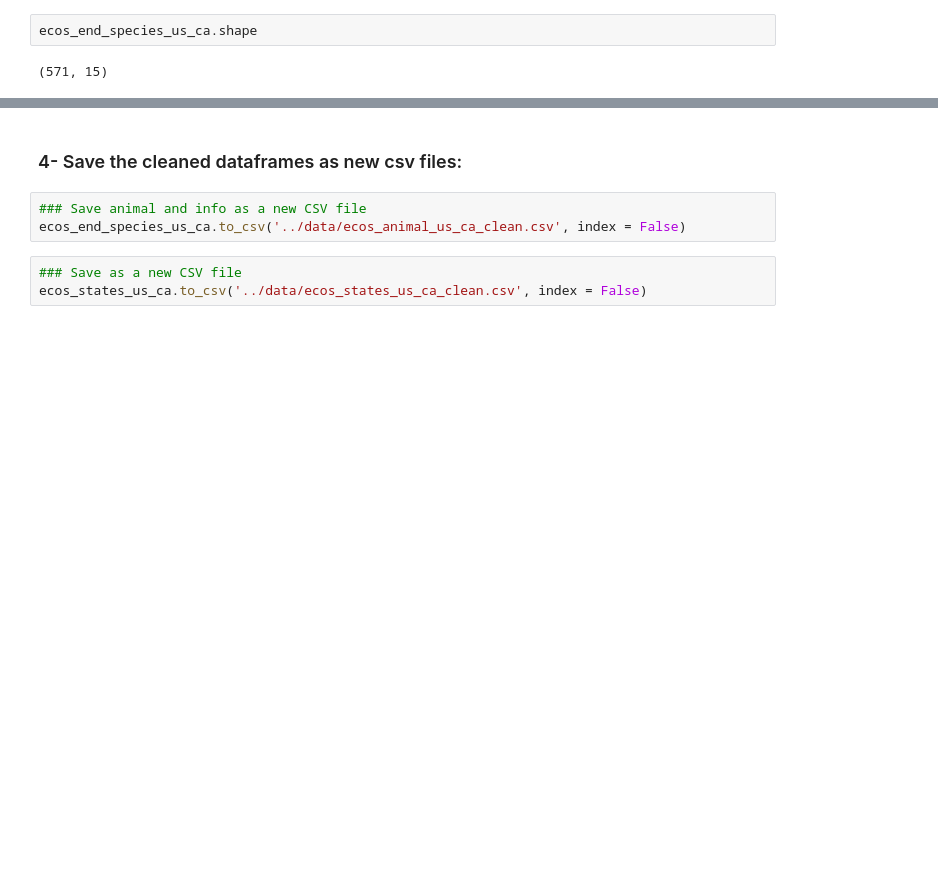
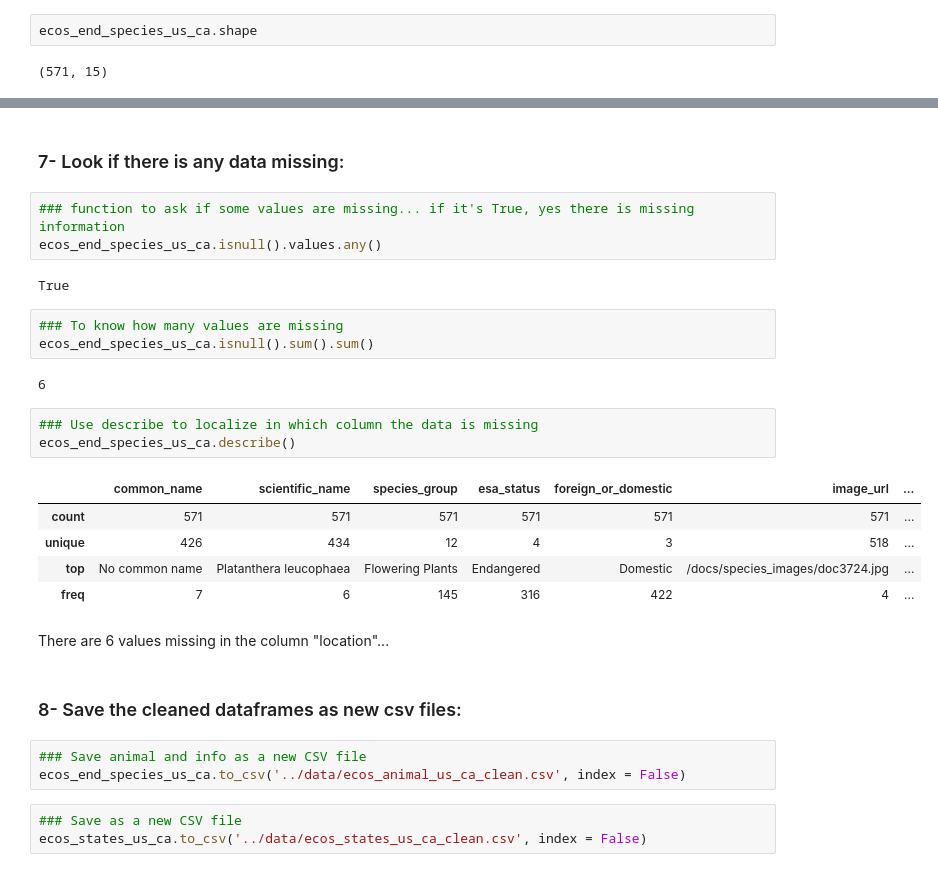
Before and after one commit to AmyLG/midstone-extinction, a Jupyter notebook: notebook/Midstone_cleaning_01.ipynb, the cells around one changed output, grey strips where cells are left out. Drawn from its saved outputs; the diff is of its cells as text; blank space fills up the shorter version.

```diff
--- a/notebook/Midstone_cleaning_01.ipynb
+++ b/notebook/Midstone_cleaning_01.ipynb
@@ -197,5 +282,28 @@ ecos_end_species_us_ca.head(2)
+# %% [markdown]
+### 7- Look if there is any data missing:
+# %%
+### function to ask if some values are missing... if it's True, yes there is missing information
+ecos_end_species_us_ca.isnull().values.any()
+# %% [output]
+True
+# %%
+### To know how many values are missing
+ecos_end_species_us_ca.isnull().sum().sum()
+# %% [output]
+6
+# %%
+### Use describe to localize in which column the data is missing
+ecos_end_species_us_ca.describe()
+# %% [output]
+|  | common_name | scientific_name | species_group | esa_status | foreign_or_domestic | image_url | ... |
+| count | 571 | 571 | 571 | 571 | 571 | 571 | ... |
+| unique | 426 | 434 | 12 | 4 | 3 | 518 | ... |
+| top | No common name | Platanthera leucophaea | Flowering Plants | Endangered | Domestic | /docs/species_images/doc3724.jpg | ... |
+| freq | 7 | 6 | 145 | 316 | 422 | 4 | ... |
+# %% [markdown]
+There are 6 values missing in the column "location"...
 # %% [markdown]
-### 4- Save the cleaned dataframes as new csv files:
+### 8- Save the cleaned dataframes as new csv files:
 # %%
 ### Save animal and info as a new CSV file
 ecos_end_species_us_ca.to_csv('../data/ecos_animal_us_ca_clean.csv', index = False)
```
Also changed, not shown: parts of 14 cells of this notebook, 2 other files.
